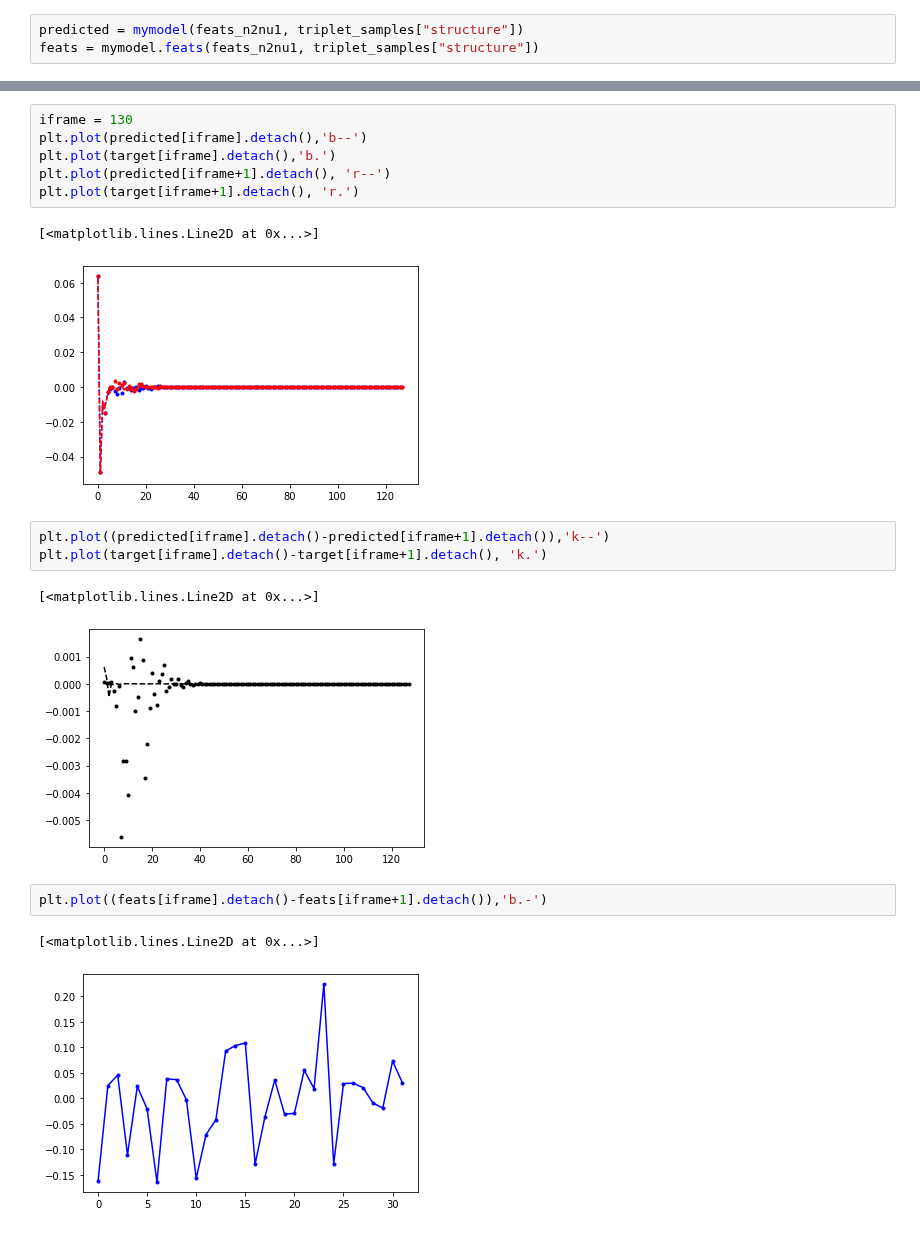
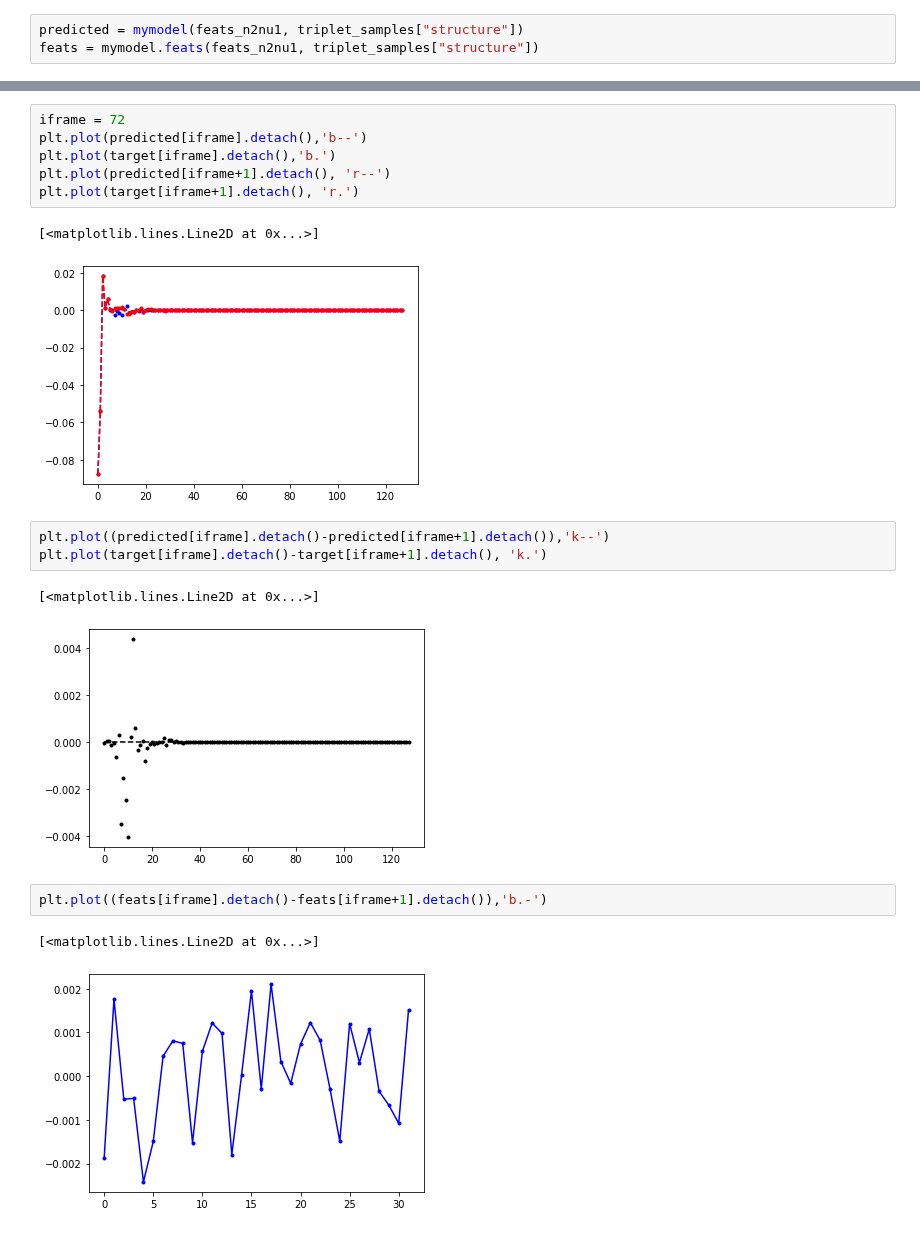
Before and after one commit to lab-cosmo/equistore-examples, a Jupyter notebook: three-center_feats.ipynb, the cells around one changed output, grey strips where cells are left out. Saved outputs shown, nothing was run; the diff lists cells and outputs as text.

```diff
--- a/three-center_feats.ipynb
+++ b/three-center_feats.ipynb
@@ -439,20 +436,20 @@ tensor(277)
 # %%
-iframe = 130
+iframe = 72
 plt.plot(predicted[iframe].detach(),'b--')
 plt.plot(target[iframe].detach(),'b.')
 plt.plot(predicted[iframe+1].detach(), 'r--')
 plt.plot(target[iframe+1].detach(), 'r.')
 # %% [output]
 [<matplotlib.lines.Line2D at 0x...>]
-[figure, old version]
+[figure, new version]
 # %%
 plt.plot((predicted[iframe].detach()-predicted[iframe+1].detach()),'k--')
 plt.plot(target[iframe].detach()-target[iframe+1].detach(), 'k.')
 # %% [output]
 [<matplotlib.lines.Line2D at 0x...>]
-[figure, old version]
+[figure, new version]
 # %%
 plt.plot((feats[iframe].detach()-feats[iframe+1].detach()),'b.-')
 # %% [output]
 [<matplotlib.lines.Line2D at 0x...>]
-[figure, old version]
+[figure, new version]
```
Also changed, not shown: parts of 18 cells of this notebook.
